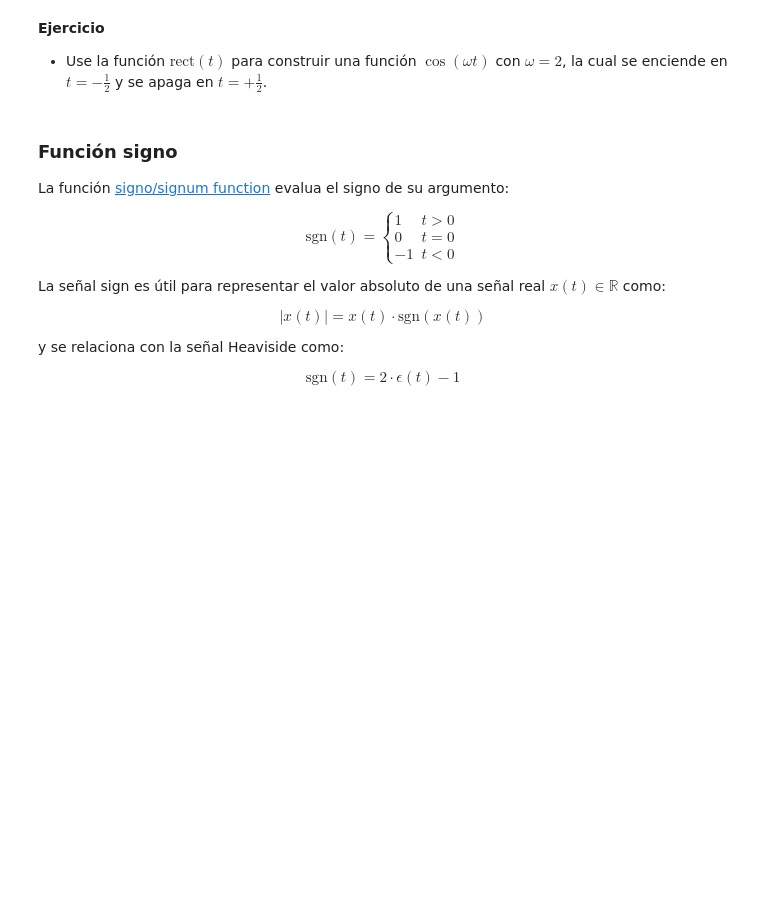
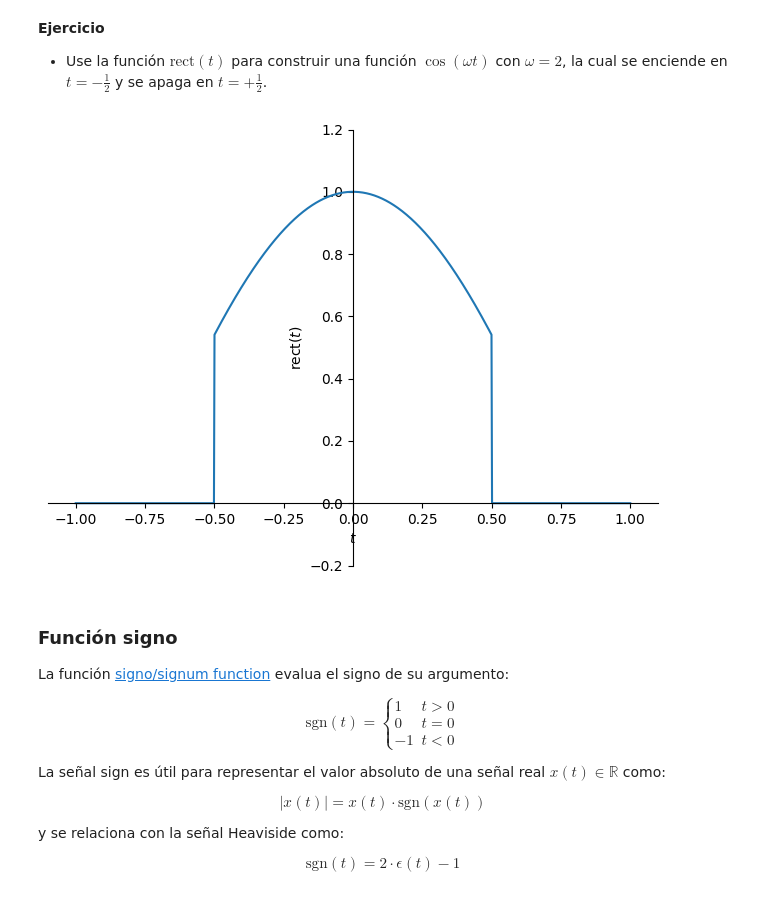
Before and after one commit to IsaMedina07/SenalesYSistemas_2025_1S, a Jupyter notebook: Ejercicios/Copia_de_S_estandar.ipynb, the cells around one changed output. Cells and saved outputs as stored; diff of their text form; code cells hidden in the pictures; blank space fills up the shorter version.

```diff
--- a/Ejercicios/Copia_de_S_estandar.ipynb
+++ b/Ejercicios/Copia_de_S_estandar.ipynb
@@ -282,6 +282,12 @@ sym.plot(rect(t), (t, -1, 1), ylim=[-0.2, 1.2], ylabel=r'rect$(t)$');
 **Ejercicio**
 
 * Use la función $\text{rect}(t)$ para construir una función $\cos(\omega t)$ con $\omega=2$, la cual se enciende en $t=-\frac{1}{2}$ y se apaga en $t=+\frac{1}{2}$.
+# %%
+omega = 2
+y = sym.cos((omega)*t) * rect(t)
+sym.plot(y, (t, -1, 1), ylim=[-0.2, 1.2], ylabel=r'rect$(t)$');
+# %% [output]
+[figure, added]
 # %% [markdown]
 ### Función signo
 
```
Also changed, not shown: parts of 1 cell of this notebook.
